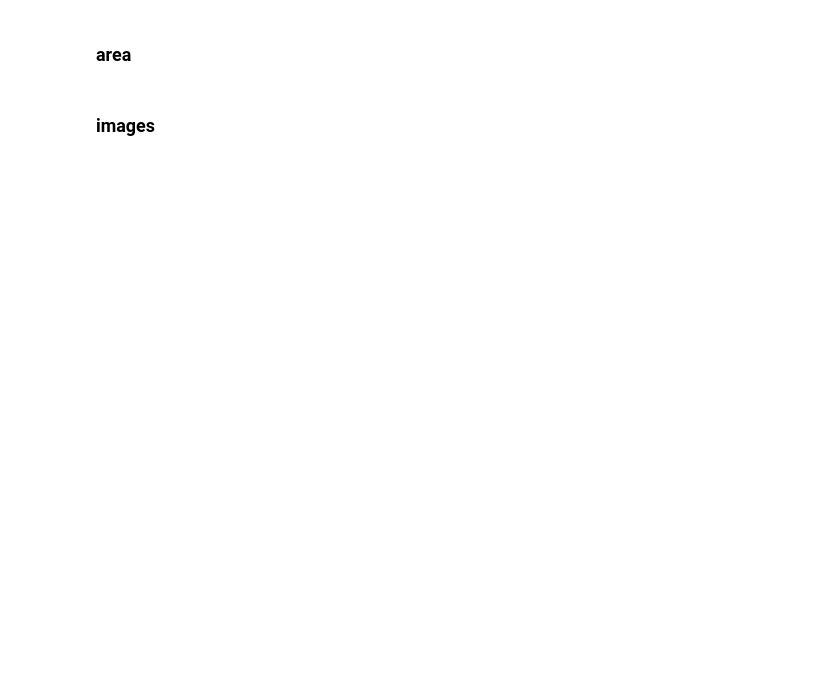
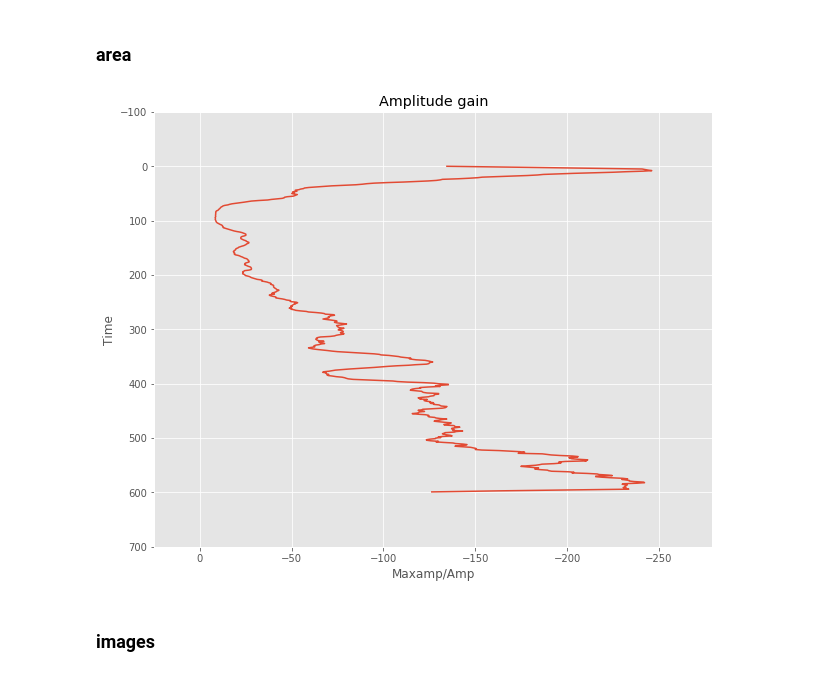
Before and after one commit to learnserd/SeismicPro, a Jupyter notebook: models/Inverse_traces/shpere_diff.ipynb, the cells around one changed output. Saved outputs shown, nothing was run; the diff lists cells and outputs as text; code cells hidden in the pictures; blank space fills up the shorter version.

```diff
--- a/models/Inverse_traces/shpere_diff.ipynb
+++ b/models/Inverse_traces/shpere_diff.ipynb
@@ -58,3 +66,8 @@ sample = np.abs(sample[250: 450, 100: 700])
+# %%
+sample = batch.raw[21][100:300, 100:700]
+draw_gain(sample, 11)
+# %% [output]
+[figure, added]
 # %% [markdown]
 ### images
 # %%
```
Also changed, not shown: parts of 7 cells of this notebook.
